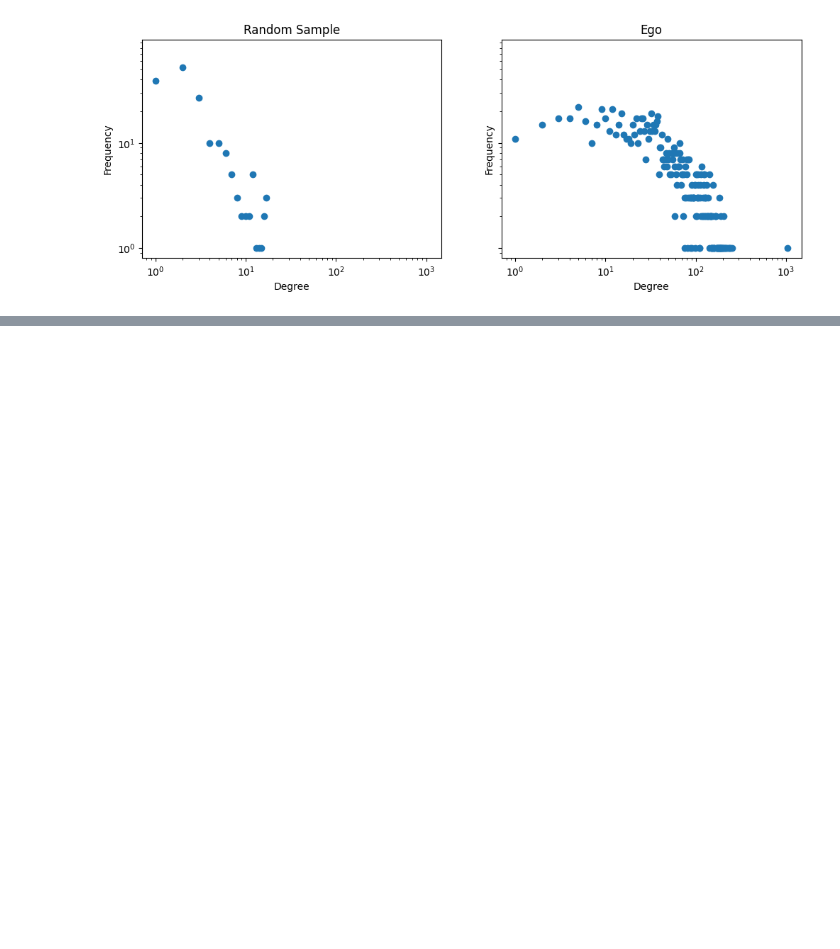
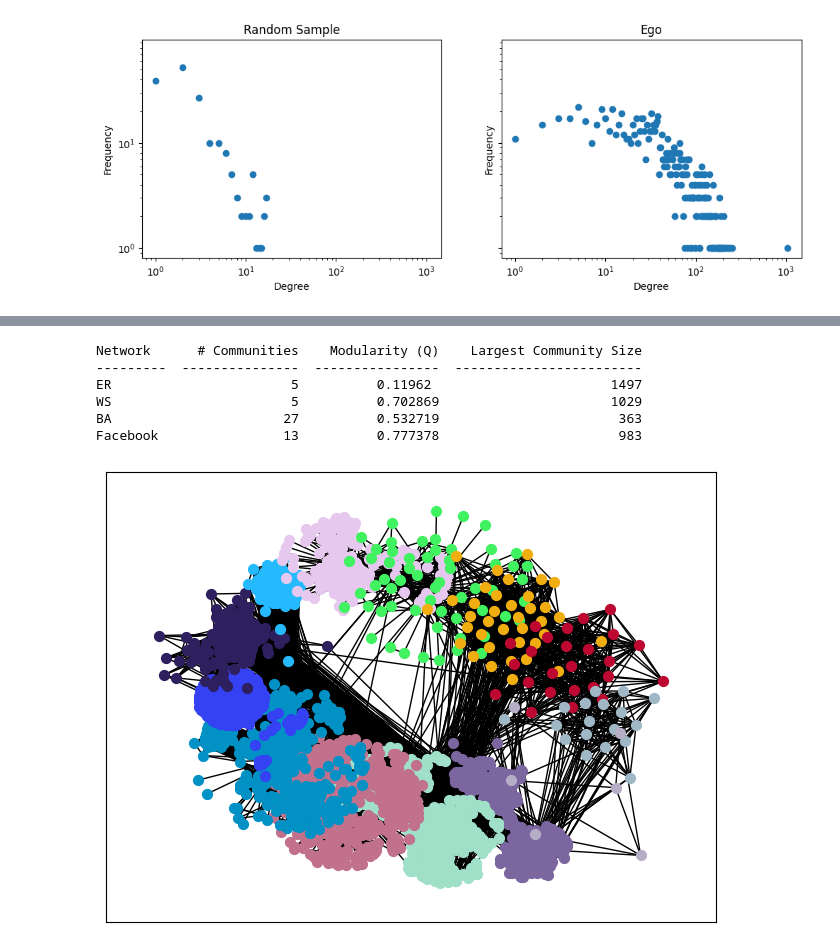
Before and after one commit to samlyme/Assignments-F2025, a Jupyter notebook: CS4230/hw04/hw04.ipynb, the cells around one changed output, grey strips where cells are left out. Drawn from its saved outputs; the diff is of its cells as text; code cells hidden in the pictures; blank space fills up the shorter version.

```diff
--- a/CS4230/hw04/hw04.ipynb
+++ b/CS4230/hw04/hw04.ipynb
@@ -109,0 +144,79 @@ plt.show()
+# %%
+n = len(G_fb)
+m = len(G_fb.edges)
+G_er = nx.erdos_renyi_graph(n, (2*m)/(n*(n-1)))
+G_ws = nx.watts_strogatz_graph(n, 10, 0.1)
+G_ba = nx.barabasi_albert_graph(n, 2)
+# %%
+headers = ["Network", "# Communities", "Modularity (Q)", "Largest Community Size"]
+networks = {
+    "ER": G_er,
+    "WS": G_ws,
+    "BA": G_ba,
+    "Facebook": G_fb,
+}
+
+tabs = []
+for name, G in networks.items():
+    tab = []
+    tab.append(name)
+
+    # Find communities
+    communities = nx.community.greedy_modularity_communities(G)
+    tab.append(len(communities))
+
+    # Find modularity Q
+    tab.append(nx.community.modularity(G, communities))
+
+    # Find biggest community
+    tab.append(max(len(community) for community in communities))
+
+    tabs.append(tab)
+
+print(tabulate(tabs, headers))
+# %% [output]
+Network      # Communities    Modularity (Q)    Largest Community Size
+---------  ---------------  ----------------  ------------------------
+ER                       5          0.11962                       1497
+WS                       5          0.702869                      1029
+BA                      27          0.532719                       363
+Facebook                13          0.777378                       983
+# %%
+# Visuallize Facebook network communities
+def generate_n_random_hex_colors(n):
+    """
+    Generates a list of N random hexadecimal color codes.
+    Each color is represented as a string in the format '#RRGGBB'.
+    """
+    colors = []
+    for _ in range(n):
+        # Generate a random integer between 0 and 0xFFFFFF (inclusive)
+        # and format it as a 6-digit hexadecimal string.
+        hex_color = '#%06x' % random.randint(0, 0xFFFFFF)
+        colors.append(hex_color)
+    return colors
+
+colors = generate_n_random_hex_colors(len(communities))
+
+communities = nx.community.greedy_modularity_communities(G_fb)
+
+# Compute positions for the node clusters as if they were themselves nodes in a
+# supergraph using a larger scale factor
+supergraph = nx.cycle_graph(len(communities))
+superpos = nx.spring_layout(supergraph, scale=2, seed=429)
+
+# Use the "supernode" positions as the center of each node cluster
+centers = list(superpos.values())
+pos = {}
+for center, comm in zip(centers, communities):
+    pos.update(nx.spring_layout(nx.subgraph(G_fb, comm), center=center, seed=1430))
+
+# Nodes colored by cluster
+for nodes, clr in zip(communities, generate_n_random_hex_colors(len(communities))):
+    nx.draw_networkx_nodes(G_fb, pos=pos, nodelist=nodes, node_color=clr, node_size=50)
+nx.draw_networkx_edges(G_fb, pos=pos)
+
+plt.tight_layout()
+plt.show()
+# %% [output]
+[figure, added]
```
Also changed, not shown: parts of 3 cells of this notebook, 4 other files.
